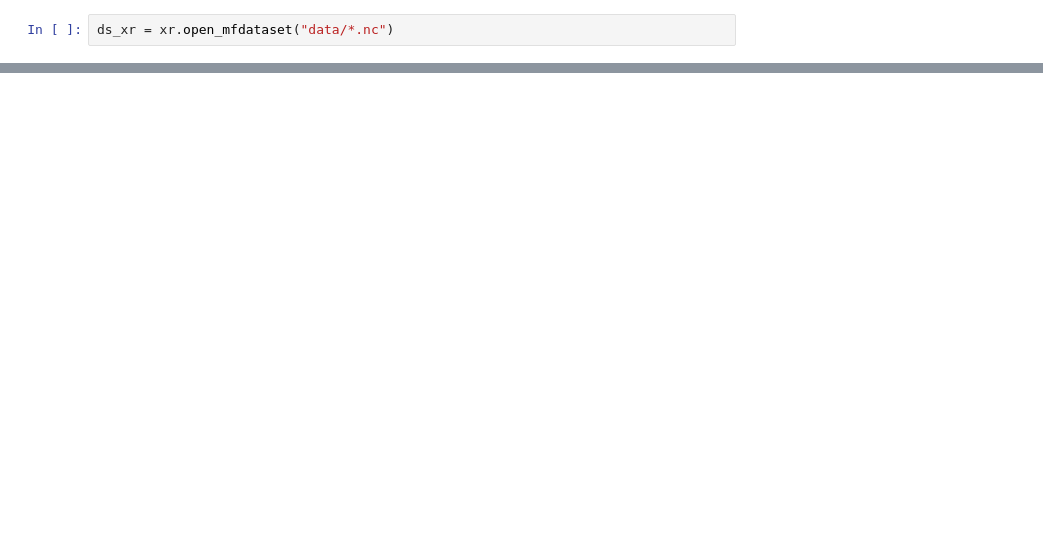
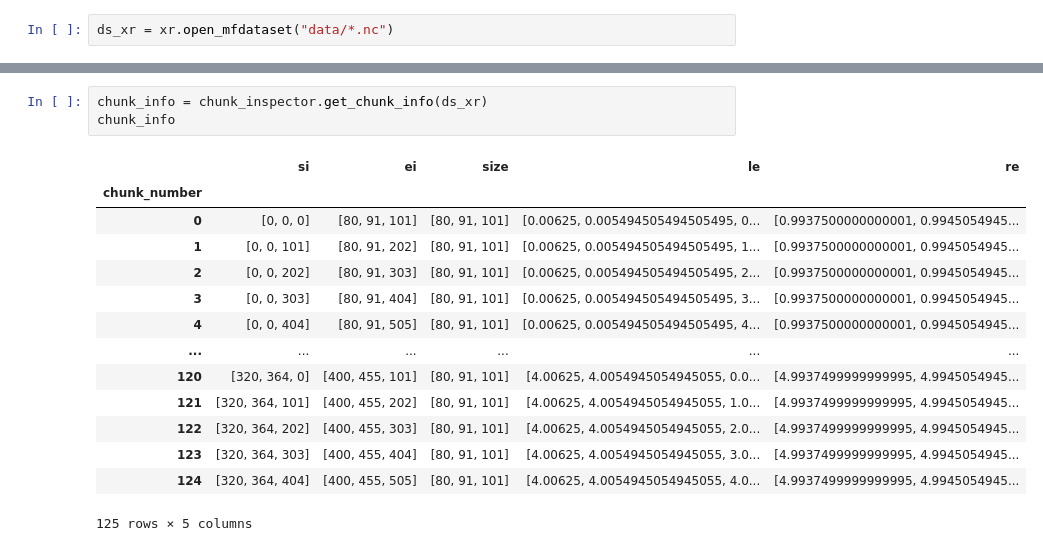
Before and after one commit to chrishavlin/yt-xarray-dask-sandbox, a Jupyter notebook: example.ipynb, the cells around one changed output, grey strips where cells are left out. Saved outputs shown, nothing was run; the diff lists cells and outputs as text; blank space fills up the shorter version.

Commit message:
chunk_inspector works

```diff
--- a/example.ipynb
+++ b/example.ipynb
@@ -86,0 +131,18 @@ c.close()
+# %%
+chunk_info = chunk_inspector.get_chunk_info(ds_xr)
+chunk_info
+# %% [output]
+|  | si | ei | size | le | re |
+| chunk_number |  |  |  |  |  |
+| 0 | [0, 0, 0] | [80, 91, 101] | [80, 91, 101] | [0.00625, 0.005494505494505495, 0... | [0.9937500000000001, 0.9945054945... |
+| 1 | [0, 0, 101] | [80, 91, 202] | [80, 91, 101] | [0.00625, 0.005494505494505495, 1... | [0.9937500000000001, 0.9945054945... |
+| 2 | [0, 0, 202] | [80, 91, 303] | [80, 91, 101] | [0.00625, 0.005494505494505495, 2... | [0.9937500000000001, 0.9945054945... |
+| 3 | [0, 0, 303] | [80, 91, 404] | [80, 91, 101] | [0.00625, 0.005494505494505495, 3... | [0.9937500000000001, 0.9945054945... |
+| 4 | [0, 0, 404] | [80, 91, 505] | [80, 91, 101] | [0.00625, 0.005494505494505495, 4... | [0.9937500000000001, 0.9945054945... |
+| ... | ... | ... | ... | ... | ... |
+| 120 | [320, 364, 0] | [400, 455, 101] | [80, 91, 101] | [4.00625, 4.0054945054945055, 0.0... | [4.9937499999999995, 4.9945054945... |
+| 121 | [320, 364, 101] | [400, 455, 202] | [80, 91, 101] | [4.00625, 4.0054945054945055, 1.0... | [4.9937499999999995, 4.9945054945... |
+| 122 | [320, 364, 202] | [400, 455, 303] | [80, 91, 101] | [4.00625, 4.0054945054945055, 2.0... | [4.9937499999999995, 4.9945054945... |
+| 123 | [320, 364, 303] | [400, 455, 404] | [80, 91, 101] | [4.00625, 4.0054945054945055, 3.0... | [4.9937499999999995, 4.9945054945... |
+| 124 | [320, 364, 404] | [400, 455, 505] | [80, 91, 101] | [4.00625, 4.0054945054945055, 4.0... | [4.9937499999999995, 4.9945054945... |
+125 rows × 5 columns
```
Also changed, not shown: parts of 30 cells of this notebook, 2 other files.
